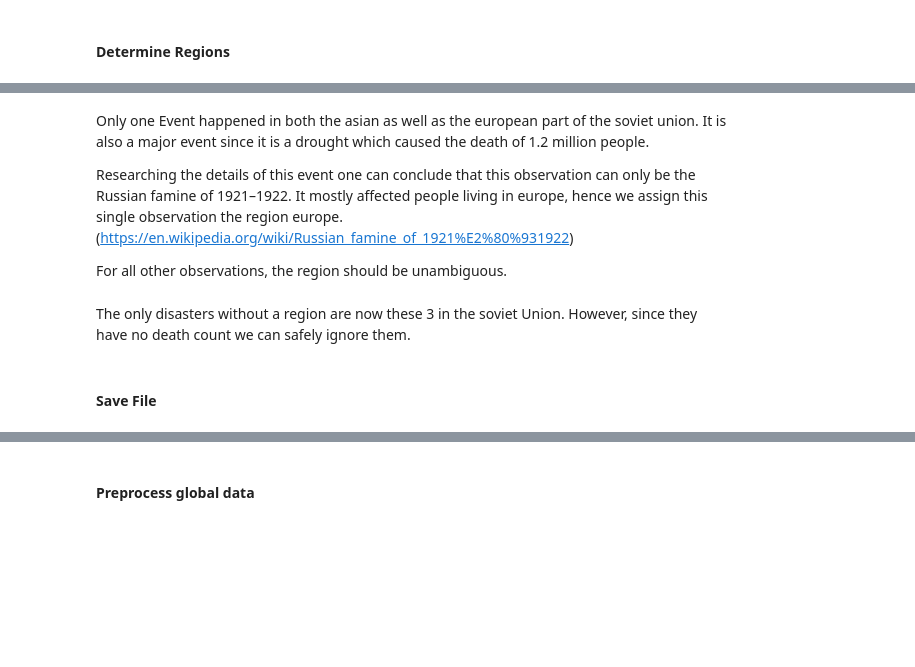
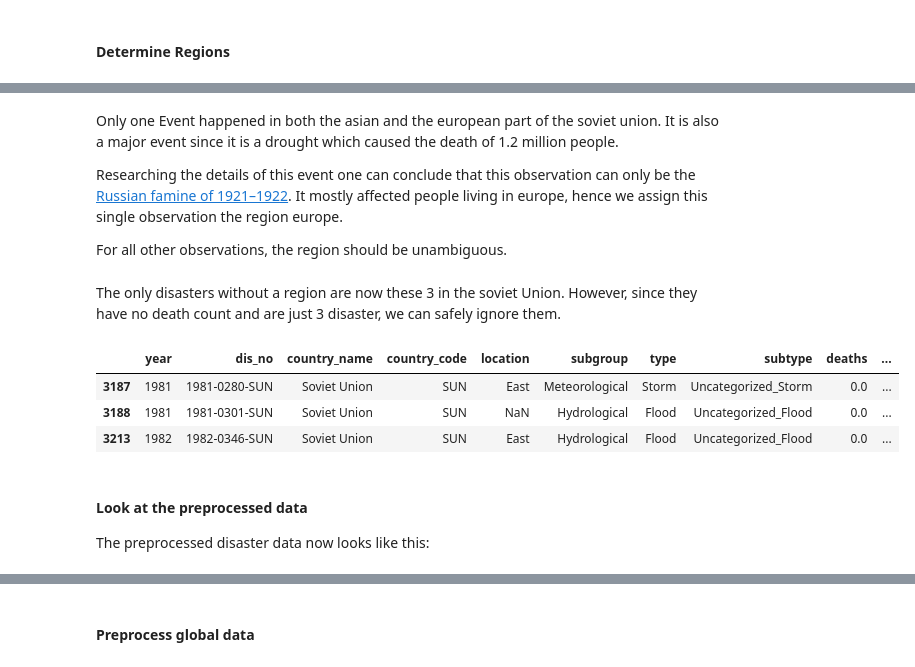
Before and after one commit to lukiwieser/natural-disasters-and-climate-change, a Jupyter notebook: main.ipynb, the cells around one changed output, grey strips where cells are left out. Drawn from its saved outputs; the diff is of its cells as text; code cells hidden in the pictures; blank space fills up the shorter version.

```diff
--- a/main.ipynb
+++ b/main.ipynb
@@ -502,10 +608,7 @@ dis_all[dis_all['country_code']=='SUN'][mask_europe & mask_asia]
 # %% [markdown]
-Only one Event happened in both the asian as well as the european part of the soviet union.
-It is also a major event since it is a drought which caused the death of 1.2 million people.
+Only one Event happened in both the asian and the european part of the soviet union. It is also a major event since it is a drought which caused the death of 1.2 million people.
 
-Researching the details of this event one can conclude that this observation can only be the Russian famine of 1921–1922.
-It mostly affected people living in europe, hence we assign this single observation the region europe.
-(https://en.wikipedia.org/wiki/Russian_famine_of_1921%E2%80%931922)
+Researching the details of this event one can conclude that this observation can only be the [Russian famine of 1921–1922](https://en.wikipedia.org/wiki/Russian_famine_of_1921%E2%80%931922). It mostly affected people living in europe, hence we assign this single observation the region europe.
 
 For all other observations, the region should be unambiguous.
 # %%
@@ -518,4 +621,4 @@ dis_all.loc[(dis_all['country_code']=='SUN') & mask_asia, "region_code"] = 142
 dis_all.loc[dis_all['dis_no']=='1921-9001-SUN', "region_name"] = "Europe"
 dis_all.loc[dis_all['dis_no']=='1921-9001-SUN', "region_code"] = 150
 # %% [markdown]
-The only disasters without a region are now these 3 in the soviet Union. However, since they have no death count we can safely ignore them.
+The only disasters without a region are now these 3 in the soviet Union. However, since they have no death count and are just 3 disaster, we can safely ignore them.
@@ -524,5 +625,14 @@ dis_all
-# %% [markdown]
-#### Save File
+# %%
+dis_all[dis_all["region_code"].isna()]
+# %% [output]
+|  | year | dis_no | country_name | country_code | location | subgroup | type | subtype | deaths | ... |
+| 3187 | 1981 | 1981-0280-SUN | Soviet Union | SUN | East | Meteorological | Storm | Uncategorized_Storm | 0.0 | ... |
+| 3188 | 1981 | 1981-0301-SUN | Soviet Union | SUN | NaN | Hydrological | Flood | Uncategorized_Flood | 0.0 | ... |
+| 3213 | 1982 | 1982-0346-SUN | Soviet Union | SUN | East | Hydrological | Flood | Uncategorized_Flood | 0.0 | ... |
+# %% [markdown]
+#### Look at the preprocessed data
+
+The preprocessed disaster data now looks like this:
 # %%
 # Todo: Remove later
 dis_all.to_csv(DIS_PROCESSED_ALL_FILE, index=False)
```
Also changed, not shown: parts of 190 cells of this notebook.
